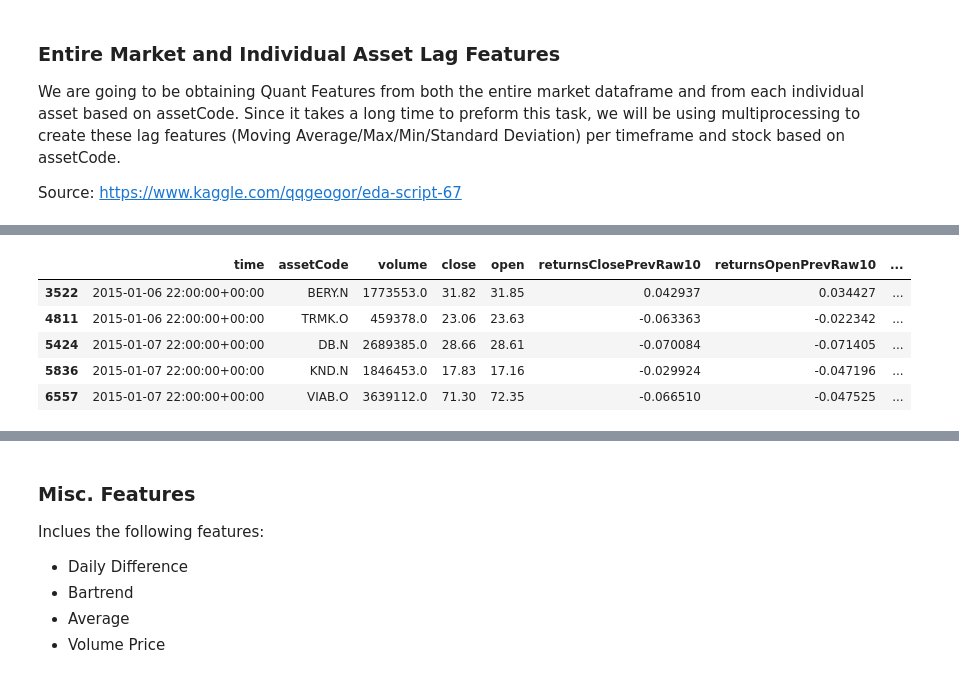
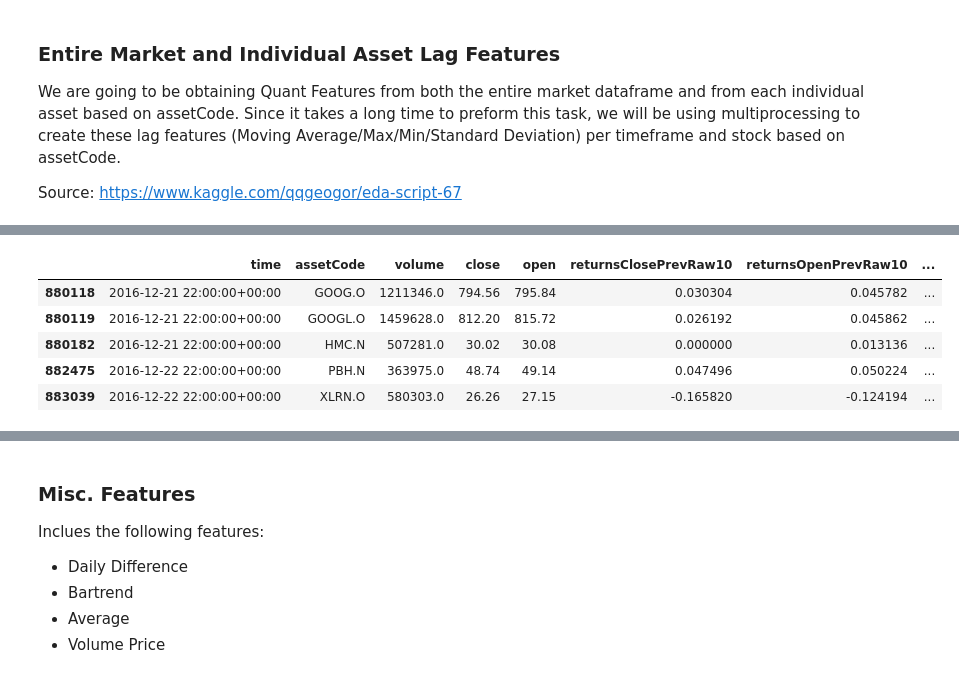
Before and after one commit to jangarong/StockMarketPredictions, a Jupyter notebook: Amateur Hour - Predicting Stocks using LightGBM.ipynb, the cells around one changed output, grey strips where cells are left out. Saved outputs shown, nothing was run; the diff lists cells and outputs as text; code cells hidden in the pictures.

```diff
--- a/Amateur Hour - Predicting Stocks using LightGBM.ipynb
+++ b/Amateur Hour - Predicting Stocks using LightGBM.ipynb
@@ -430,7 +430,12 @@ class TextToCoeff:
                     # get average coefficient
                     coeff_total_score += coeff_sum / len(text_lst)
 
-                return coeff_total_score / len(x)
+                    # check if average coefficient is the average coefficient of the dictionary
+                    coeff_mean_score = coeff_total_score / len(x)
+                    if coeff_mean_score == self.coeff_default:
+                        return np.nan
+
+                return coeff_mean_score
 
             except TypeError:
 
@@ -552,9 +557,9 @@ Wall time: 51.7 s
 # %%
-X_train.dropna().head()
+X_train.dropna().tail()
 # %% [output]
 |  | time | assetCode | volume | close | open | returnsClosePrevRaw10 | returnsOpenPrevRaw10 | ... |
-| 3522 | 2015-01-06 22:00:00+00:00 | BERY.N | 1773553.0 | 31.82 | 31.85 | 0.042937 | 0.034427 | ... |
-| 4811 | 2015-01-06 22:00:00+00:00 | TRMK.O | 459378.0 | 23.06 | 23.63 | -0.063363 | -0.022342 | ... |
-| 5424 | 2015-01-07 22:00:00+00:00 | DB.N | 2689385.0 | 28.66 | 28.61 | -0.070084 | -0.071405 | ... |
-| 5836 | 2015-01-07 22:00:00+00:00 | KND.N | 1846453.0 | 17.83 | 17.16 | -0.029924 | -0.047196 | ... |
-| 6557 | 2015-01-07 22:00:00+00:00 | VIAB.O | 3639112.0 | 71.30 | 72.35 | -0.066510 | -0.047525 | ... |
+| 880118 | 2016-12-21 22:00:00+00:00 | GOOG.O | 1211346.0 | 794.56 | 795.84 | 0.030304 | 0.045782 | ... |
+| 880119 | 2016-12-21 22:00:00+00:00 | GOOGL.O | 1459628.0 | 812.20 | 815.72 | 0.026192 | 0.045862 | ... |
+| 880182 | 2016-12-21 22:00:00+00:00 | HMC.N | 507281.0 | 30.02 | 30.08 | 0.000000 | 0.013136 | ... |
+| 882475 | 2016-12-22 22:00:00+00:00 | PBH.N | 363975.0 | 48.74 | 49.14 | 0.047496 | 0.050224 | ... |
+| 883039 | 2016-12-22 22:00:00+00:00 | XLRN.O | 580303.0 | 26.26 | 27.15 | -0.165820 | -0.124194 | ... |
```
Also changed, not shown: parts of 16 cells of this notebook.
